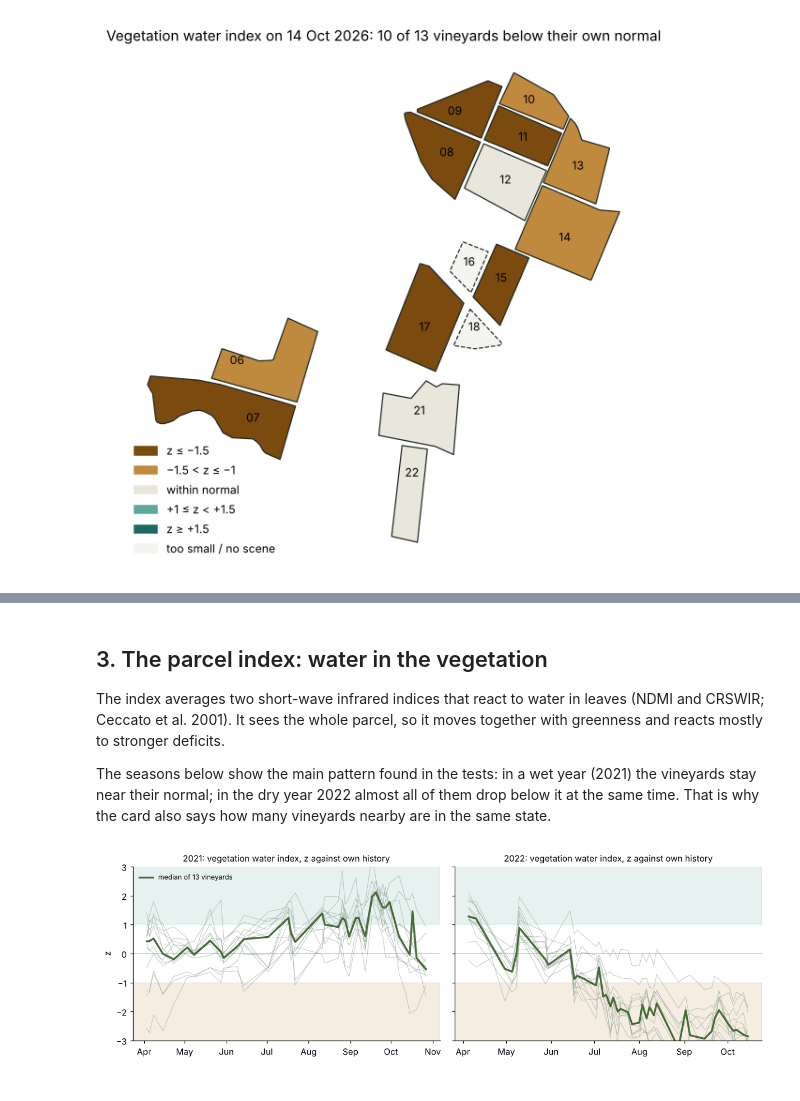
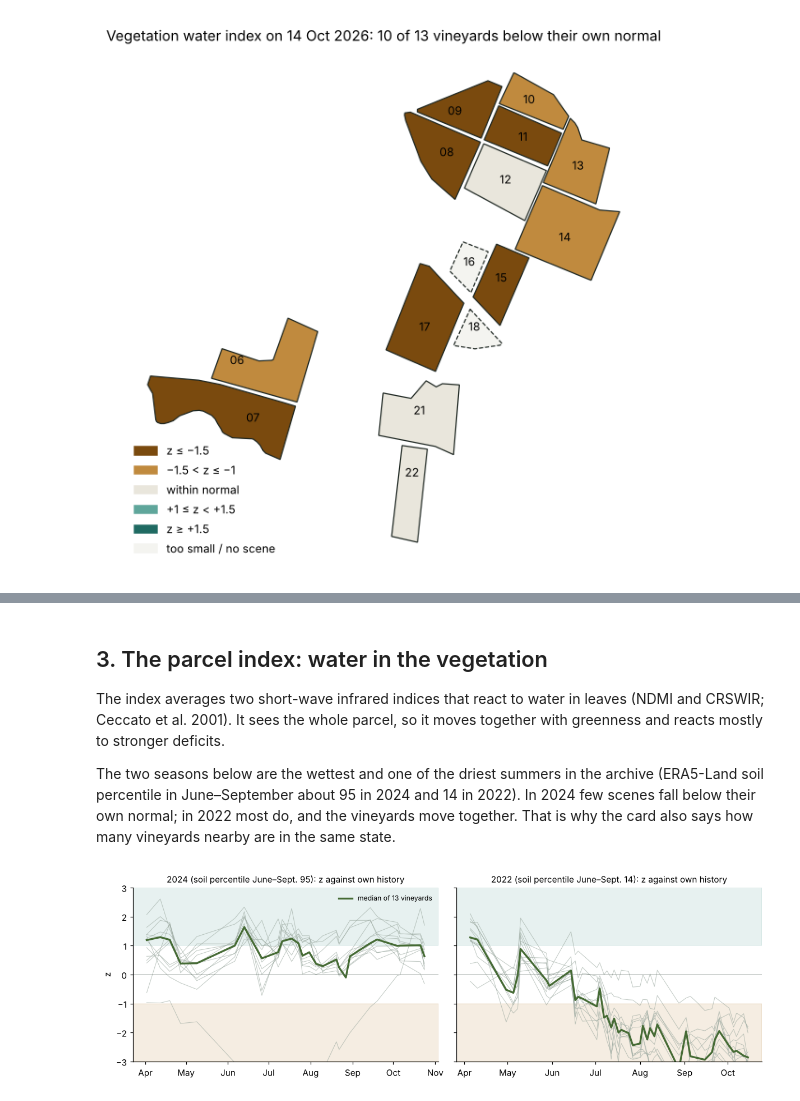
Before and after one commit to geoworldlook/agriscreen, a Jupyter notebook: notebooks/AgriScreen_story.ipynb, the cells around one changed output, grey strips where cells are left out. Cells and saved outputs as stored; diff of their text form; code cells hidden in the pictures.

```diff
--- a/notebooks/AgriScreen_story.ipynb
+++ b/notebooks/AgriScreen_story.ipynb
@@ -106,26 +113,26 @@ display(trust)
 The index averages two short-wave infrared indices that react to water in leaves (NDMI and CRSWIR; Ceccato et al.
 2001). It sees the whole parcel, so it moves together with greenness and reacts mostly to stronger deficits.
 
-The seasons below show the main pattern found in the tests: in a wet year (2021) the vineyards stay near their
-normal; in the dry year 2022 almost all of them drop below it at the same time. That is why the card also says how
-many vineyards nearby are in the same state.
+The two seasons below are the wettest and one of the driest summers in the archive (ERA5-Land soil percentile in
+June–September about 95 in 2024 and 14 in 2022). In 2024 few scenes fall below their own normal; in 2022 most do,
+and the vineyards move together. That is why the card also says how many vineyards nearby are in the same state.
 # %%
 fig, axes = plt.subplots(1, 2, figsize=(11, 3.6), sharey=True)
-for ax, year in zip(axes, (2021, 2022)):
+for ax, year in zip(axes, (2024, 2022)):
     w = water[(water.index.year == year)][qc]
     for s in qc:
         v = w[s].dropna()
         ax.plot(v.index, v.values, color='#9aa89f', lw=0.7, alpha=0.6)
     med = w.median(axis=1).dropna()
-    ax.plot(med.index, med.values, color='#466b35', lw=2.2, label='median of 13 vineyards')
+    ax.plot(med.index, med.values, color='#466b35', lw=2.2, label=f'median of {len(qc)} vineyards')
     ax.axhspan(-3, -1, color=COLORS['b'], alpha=0.15); ax.axhspan(1, 3, color=COLORS['a'], alpha=0.15)
     ax.axhline(0, color='#5d6a62', lw=0.6); ax.set_ylim(-3, 3)
-    ax.set_title(f'{year}: vegetation water index, z against own history', fontsize=10)
+    ax.set_title(f'{year} (soil percentile June–Sept. {soil_by_year.get(year, np.nan):.0f}): z against own history', fontsize=10)
     ax.xaxis.set_major_formatter(plt.matplotlib.dates.DateFormatter('%b'))
 axes[0].set_ylabel('z'); axes[0].legend(frameon=False, fontsize=8)
 plt.tight_layout(); plt.show()
 # %% [output]
-[figure, old version]
+[figure, new version]
 # %% [markdown]
 ## 4. Pre-registered tests and their results
 
```
Also changed, not shown: parts of 12 cells of this notebook, 10 other files.
